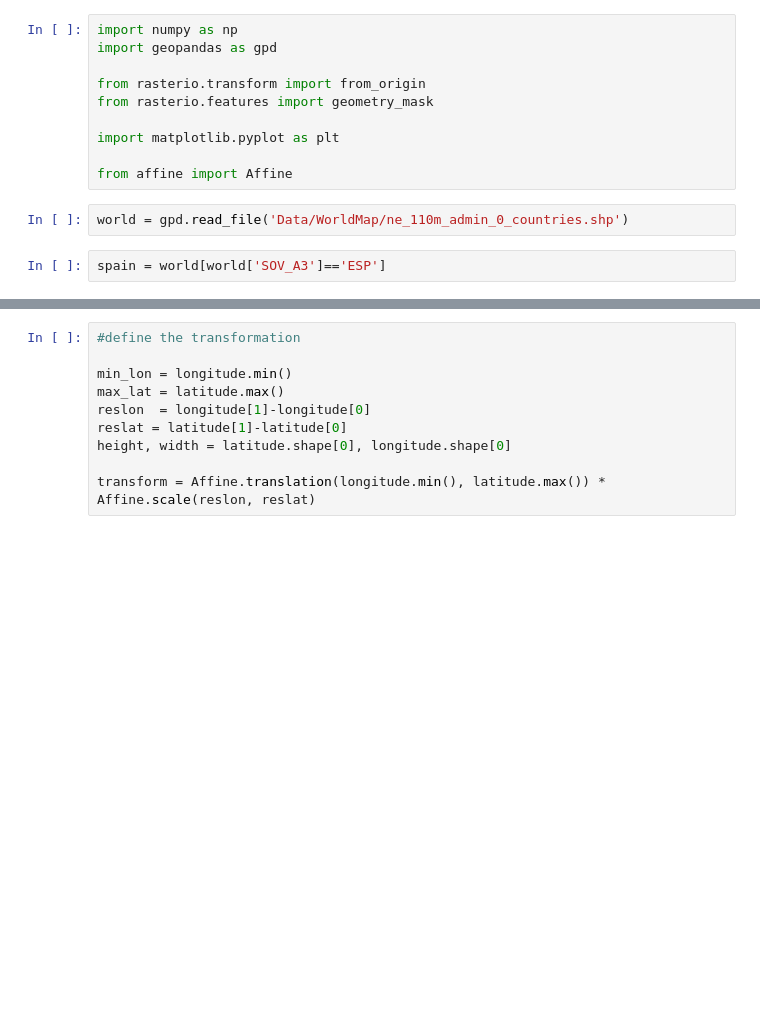
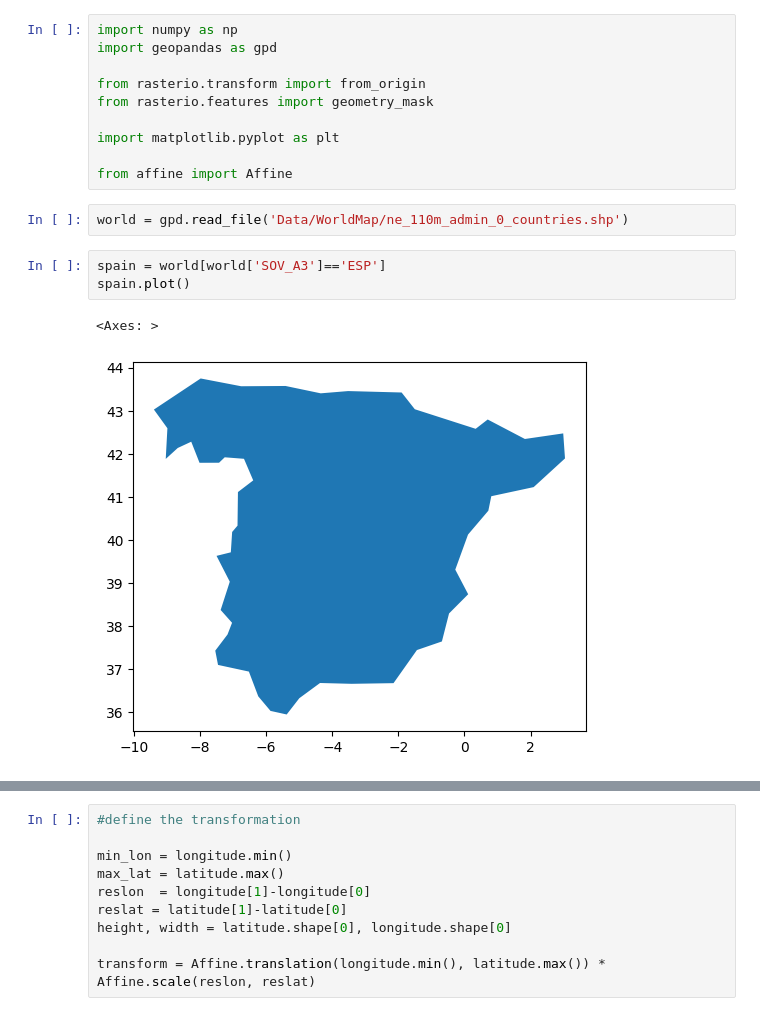
Before and after one commit to thili-wasu/python-intro-course, a Jupyter notebook: 05c-GIS-vector2raster.ipynb, the cells around one changed output, grey strips where cells are left out. Cells and saved outputs as stored; diff of their text form; blank space fills up the shorter version.

```diff
--- a/05c-GIS-vector2raster.ipynb
+++ b/05c-GIS-vector2raster.ipynb
@@ -16,6 +16,10 @@ from affine import Affine
 world = gpd.read_file('Data/WorldMap/ne_110m_admin_0_countries.shp')
 # %%
 spain = world[world['SOV_A3']=='ESP']
+spain.plot()
+# %% [output]
+<Axes: >
+[figure, added]
 # %%
 #define the grid of the raster
 dd = 1.
```
Also changed, not shown: parts of 2 cells of this notebook, 18 other files.
